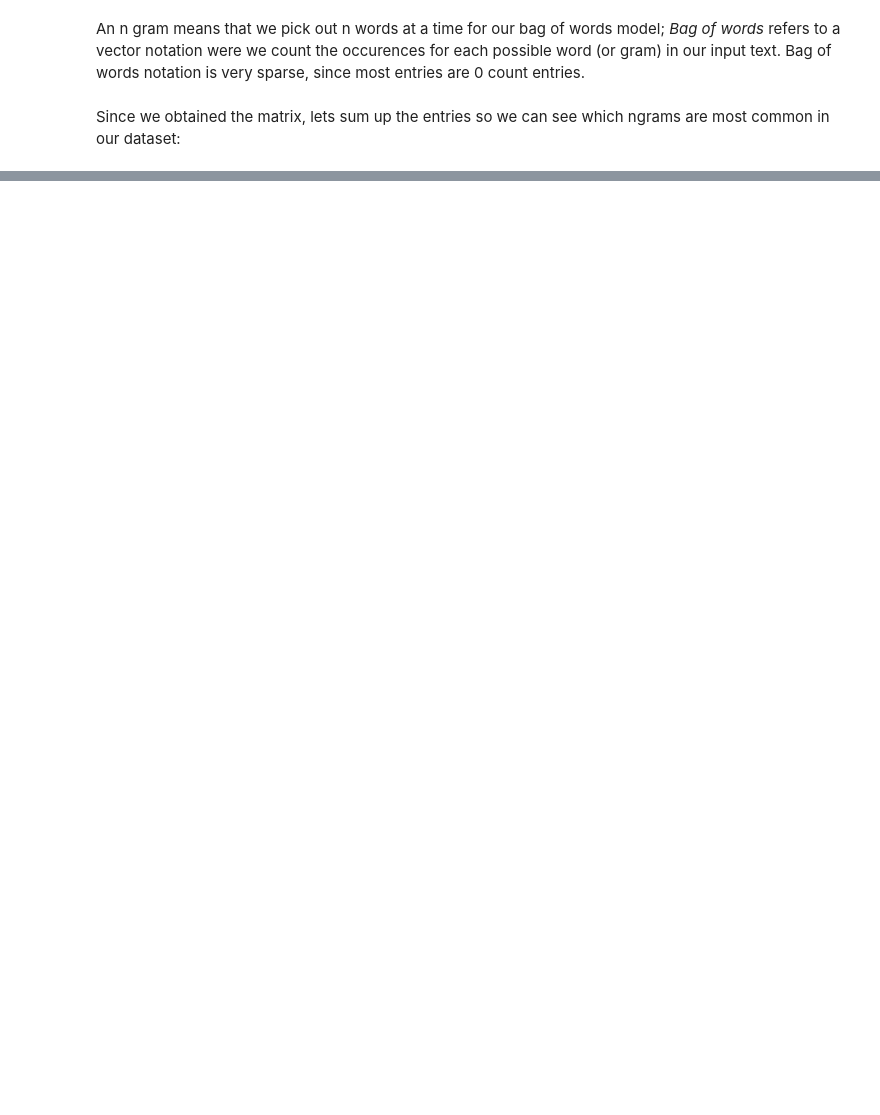
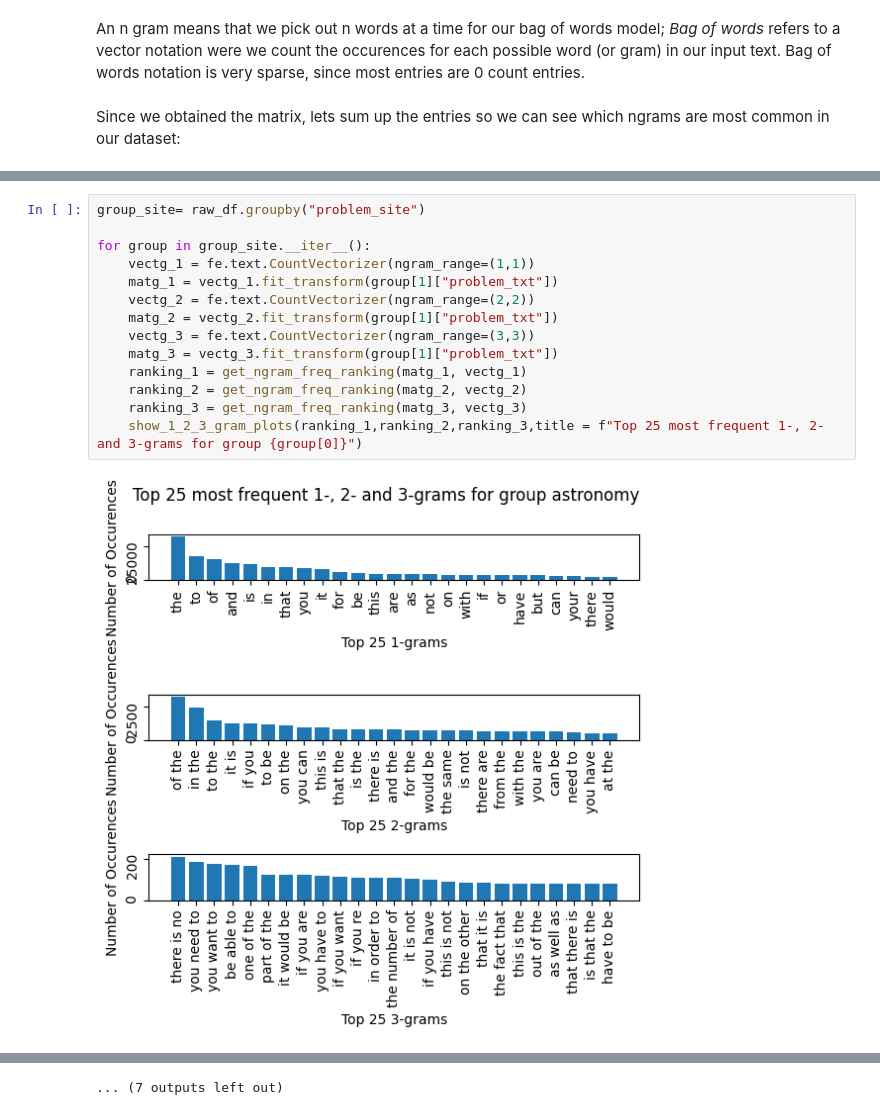
Before and after one commit to Falk358/data_science, a Jupyter notebook: sheet05/dea05_exercise1.ipynb, the cells around one changed output, grey strips where cells are left out. Saved outputs shown, nothing was run; the diff lists cells and outputs as text; blank space fills up the shorter version.

```diff
--- a/sheet05/dea05_exercise1.ipynb
+++ b/sheet05/dea05_exercise1.ipynb
@@ -60,0 +117,16 @@ print(words_freq[:25])
+# %%
+group_site= raw_df.groupby("problem_site")
+
+for group in group_site.__iter__():
+    vectg_1 = fe.text.CountVectorizer(ngram_range=(1,1))
+    matg_1 = vectg_1.fit_transform(group[1]["problem_txt"])
+    vectg_2 = fe.text.CountVectorizer(ngram_range=(2,2))
+    matg_2 = vectg_2.fit_transform(group[1]["problem_txt"])
+    vectg_3 = fe.text.CountVectorizer(ngram_range=(3,3))
+    matg_3 = vectg_3.fit_transform(group[1]["problem_txt"])
+    ranking_1 = get_ngram_freq_ranking(matg_1, vectg_1)
+    ranking_2 = get_ngram_freq_ranking(matg_2, vectg_2)
+    ranking_3 = get_ngram_freq_ranking(matg_3, vectg_3)
+    show_1_2_3_gram_plots(ranking_1,ranking_2,ranking_3,title = f"Top 25 most frequent 1-, 2- and 3-grams for group {group[0]}")
+# %% [output]
+[figure, added]
@@ -60,0 +144 @@ print(words_freq[:25])
+... (7 outputs left out)
```
Also changed, not shown: parts of 10 cells of this notebook.
